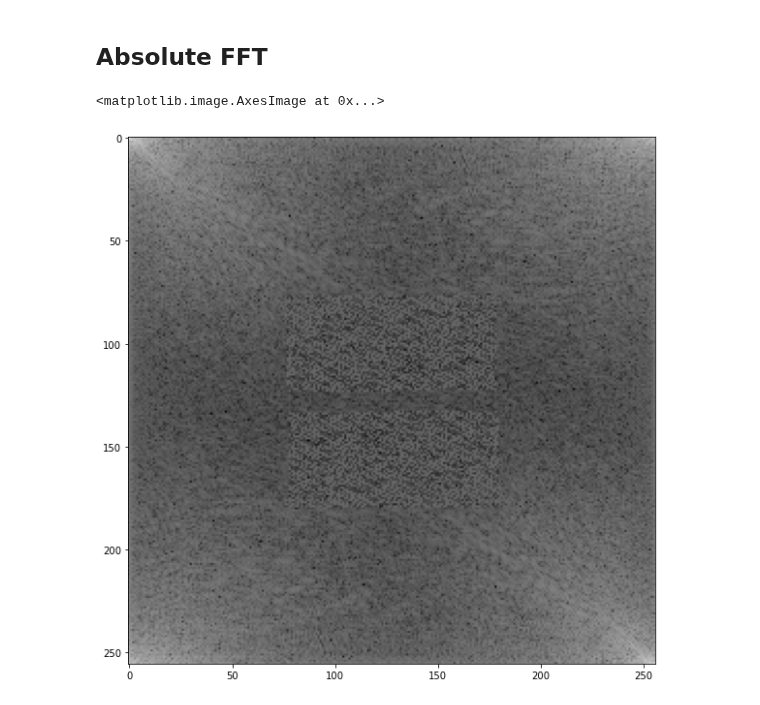
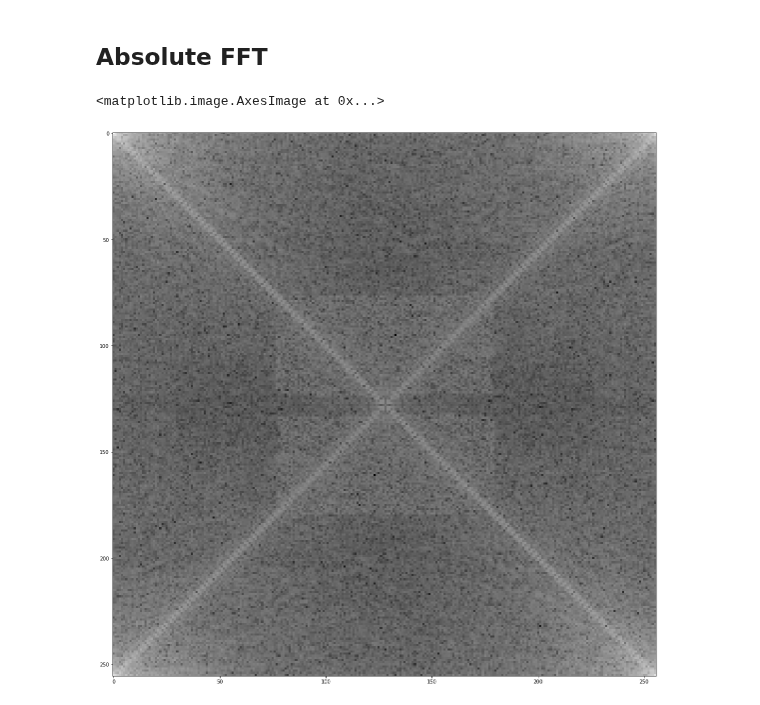
Before and after one commit to PIX3LFLUX/Steganosaurus, a Jupyter notebook: FFT_stego_test.ipynb, the cells around one changed output. Drawn from its saved outputs; the diff is of its cells as text; code cells hidden in the pictures.

```diff
--- a/FFT_stego_test.ipynb
+++ b/FFT_stego_test.ipynb
@@ -135,15 +150,15 @@ At vero eos et accusam et justo duo dolores et ea rebum. Stet clita kasd gubergr
 # %%
 import numpy as np
 import matplotlib.pyplot as plt
 
-img_path = "ImageSources\\Steganograms\\lena_color_256_steg_resize.png"
+img_path = "ImageSources\\Steganograms\\lena_color_256_steg_rotate_rotate.png"
 
 image = Image.open(img_path)
 red, green, blue = image.split()
 fft_abs = 10*np.log10(np.abs(np.fft.fft2(red)))
 
-plt.figure(figsize=(10,10))
+plt.figure(figsize=(20,20))
 plt.imshow(fft_abs, cmap="gray")
 # %% [output]
 <matplotlib.image.AxesImage at 0x...>
-[figure, old version]
+[figure, new version]
```
Also changed, not shown: parts of 4 cells of this notebook, 5 other files.
